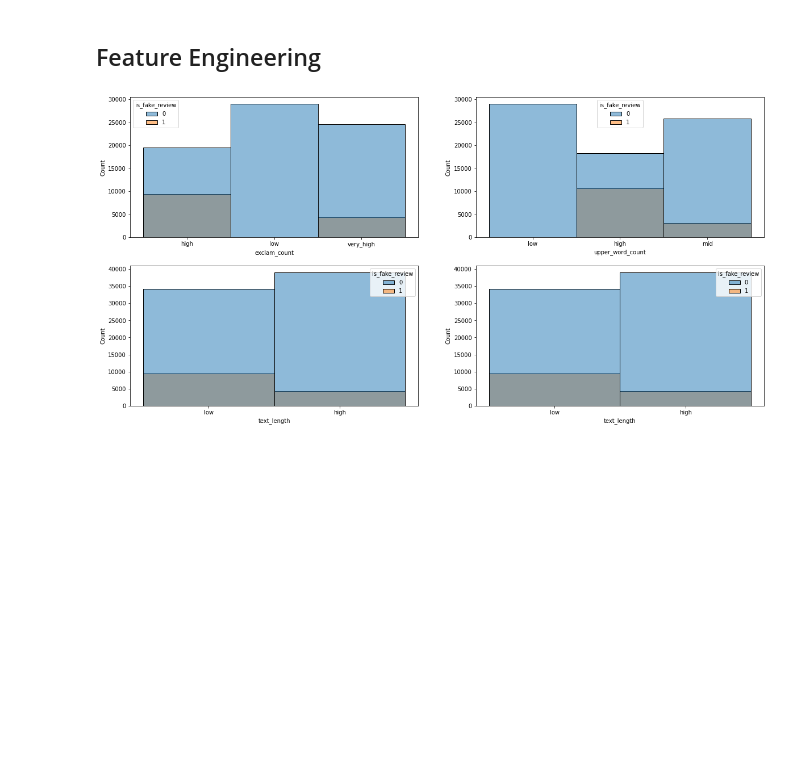
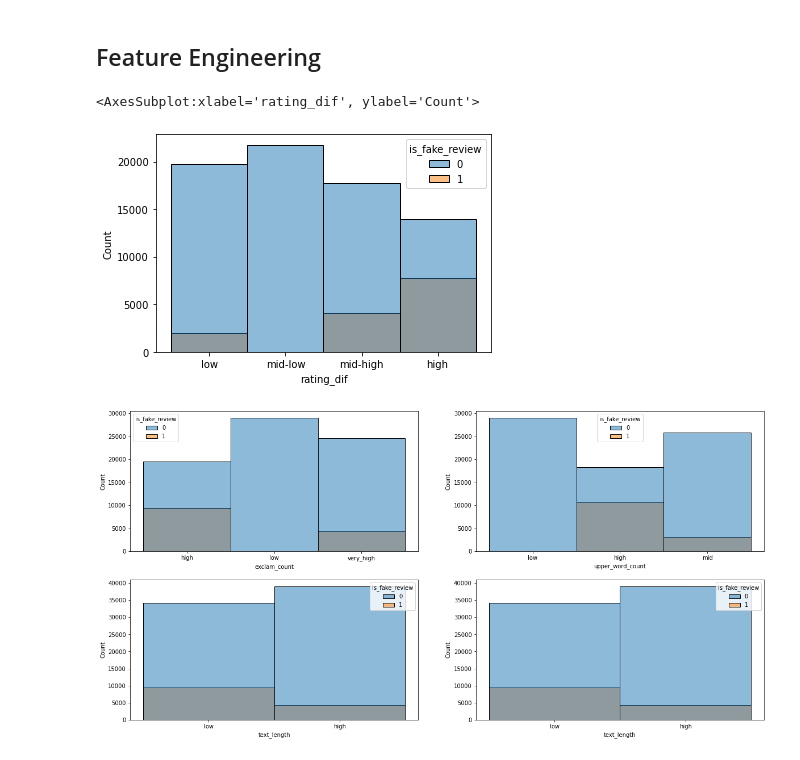
Before and after one commit to AnisZakari/Fake_review_detection, a Jupyter notebook: 1_Training_models/Meta_data_analysis.ipynb, the cells around one changed output. Drawn from its saved outputs; the diff is of its cells as text; code cells hidden in the pictures; blank space fills up the shorter version.

Commit message:
new feature engineering rating dif

```diff
--- a/1_Training_models/Meta_data_analysis.ipynb
+++ b/1_Training_models/Meta_data_analysis.ipynb
@@ -252,6 +252,15 @@ dataset_fr['text_length'] = pd.qcut(dataset_fr['text_length'], 2, labels = ['low
 dataset_fr['exclam_count'] = dataset_fr['exclam_count'].astype(object)
 dataset_fr['upper_word_count'] = dataset_fr['upper_word_count'].astype(object)
 dataset_fr['text_length'] = dataset_fr['text_length'].astype(object)
+# %%
+dataset_fr['rating_dif'] = np.abs(dataset_fr['restaurant_average_rating'] - dataset_fr['rating'])
+dataset_fr['rating_dif'] = pd.qcut(dataset_fr['rating_dif'].rank(method = 'first'), 4, labels = ['low', 'mid-low', 'mid-high', 'high'])
+dataset_fr['rating_dif'] = dataset_fr['rating_dif'].astype(object)
+# %%
+sns.histplot(data = dataset_fr, x = 'rating_dif', hue = 'is_fake_review')
+# %% [output]
+<AxesSubplot:xlabel='rating_dif', ylabel='Count'>
+[figure, added]
 # %%
 fig, ((ax1, ax2), (ax3, ax4) ) = plt.subplots(2,2, figsize=(20,10) )
 
```
Also changed, not shown: parts of 3 cells of this notebook, 6 other files.
